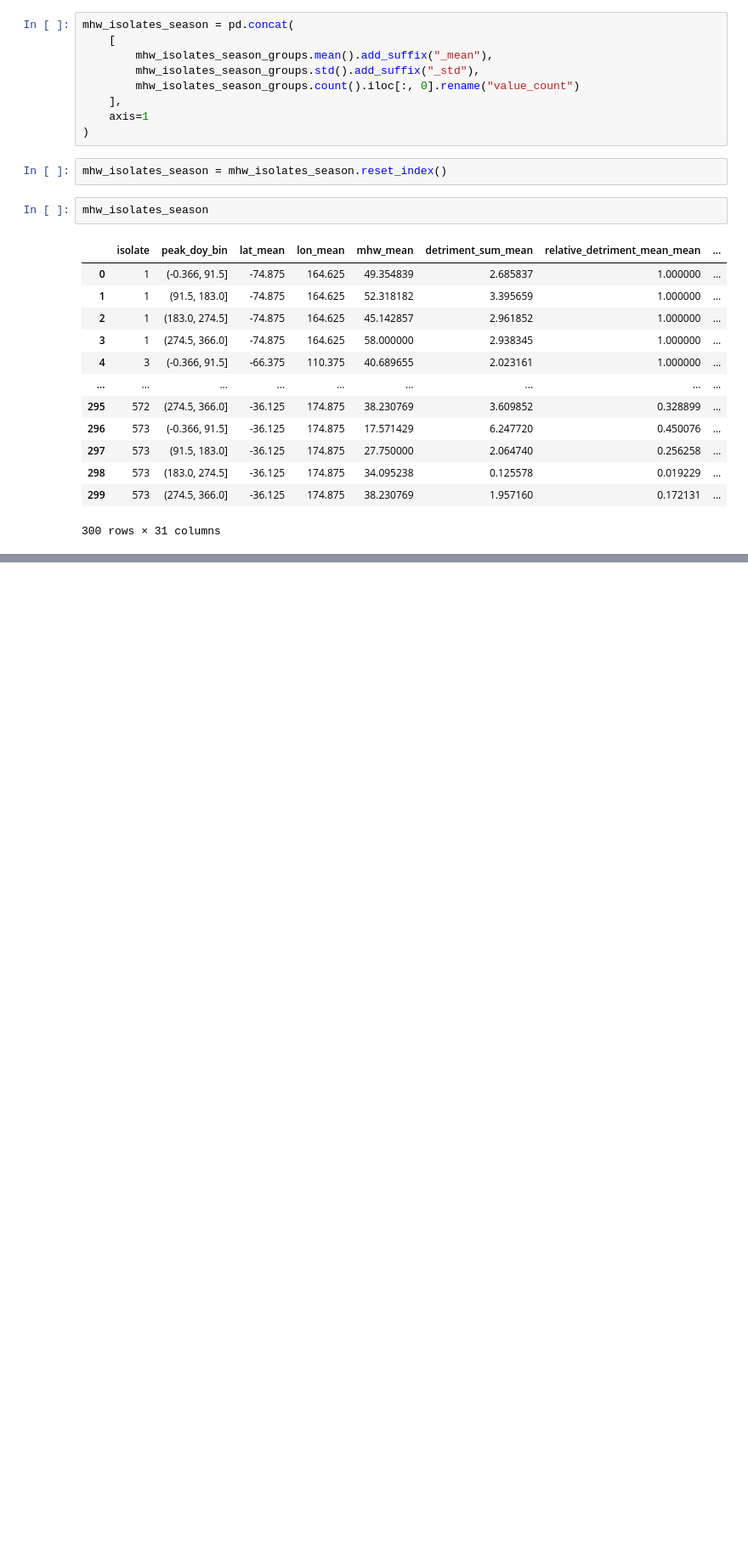
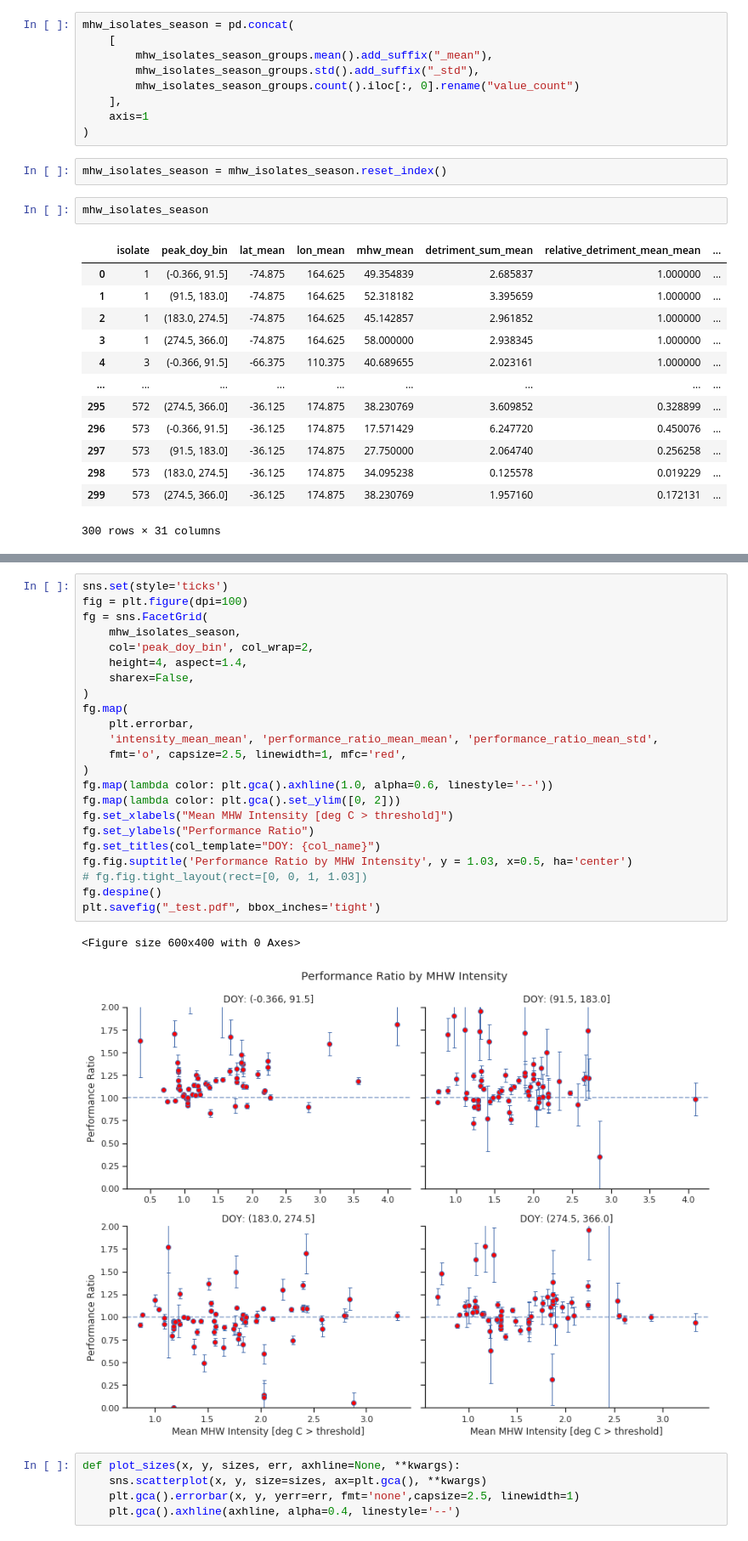
Before and after one commit to HuckleyLab/phyto-mhw, a Jupyter notebook: analysis/Individual_Isolate_performance.ipynb, the cells around one changed output, grey strips where cells are left out. Shown at 85% size. Cells and saved outputs as stored; diff of their text form; blank space fills up the shorter version.

```diff
--- a/analysis/Individual_Isolate_performance.ipynb
+++ b/analysis/Individual_Isolate_performance.ipynb
@@ -678,0 +704,31 @@ fg.set_titles(col_template="DOY: {col_name}")
+# %%
+sns.set(style='ticks')
+fig = plt.figure(dpi=100)
+fg = sns.FacetGrid(
+    mhw_isolates_season,
+    col='peak_doy_bin', col_wrap=2,
+    height=4, aspect=1.4,
+    sharex=False,
+)
+fg.map(
+    plt.errorbar,
+    'intensity_mean_mean', 'performance_ratio_mean_mean', 'performance_ratio_mean_std',
+    fmt='o', capsize=2.5, linewidth=1, mfc='red',
+)
+fg.map(lambda color: plt.gca().axhline(1.0, alpha=0.6, linestyle='--'))
+fg.map(lambda color: plt.gca().set_ylim([0, 2]))
+fg.set_xlabels("Mean MHW Intensity [deg C > threshold]")
+fg.set_ylabels("Performance Ratio")
+fg.set_titles(col_template="DOY: {col_name}")
+fg.fig.suptitle('Performance Ratio by MHW Intensity', y = 1.03, x=0.5, ha='center')
+# fg.fig.tight_layout(rect=[0, 0, 1, 1.03])
+fg.despine()
+plt.savefig("_test.pdf", bbox_inches='tight')
+# %% [output]
+<Figure size 600x400 with 0 Axes>
+[figure, added]
+# %%
+def plot_sizes(x, y, sizes, err, axhline=None, **kwargs):
+    sns.scatterplot(x, y, size=sizes, ax=plt.gca(), **kwargs)
+    plt.gca().errorbar(x, y, yerr=err, fmt='none',capsize=2.5, linewidth=1)
+    plt.gca().axhline(axhline, alpha=0.4, linestyle='--')
```
Also changed, not shown: parts of 10 cells of this notebook.
